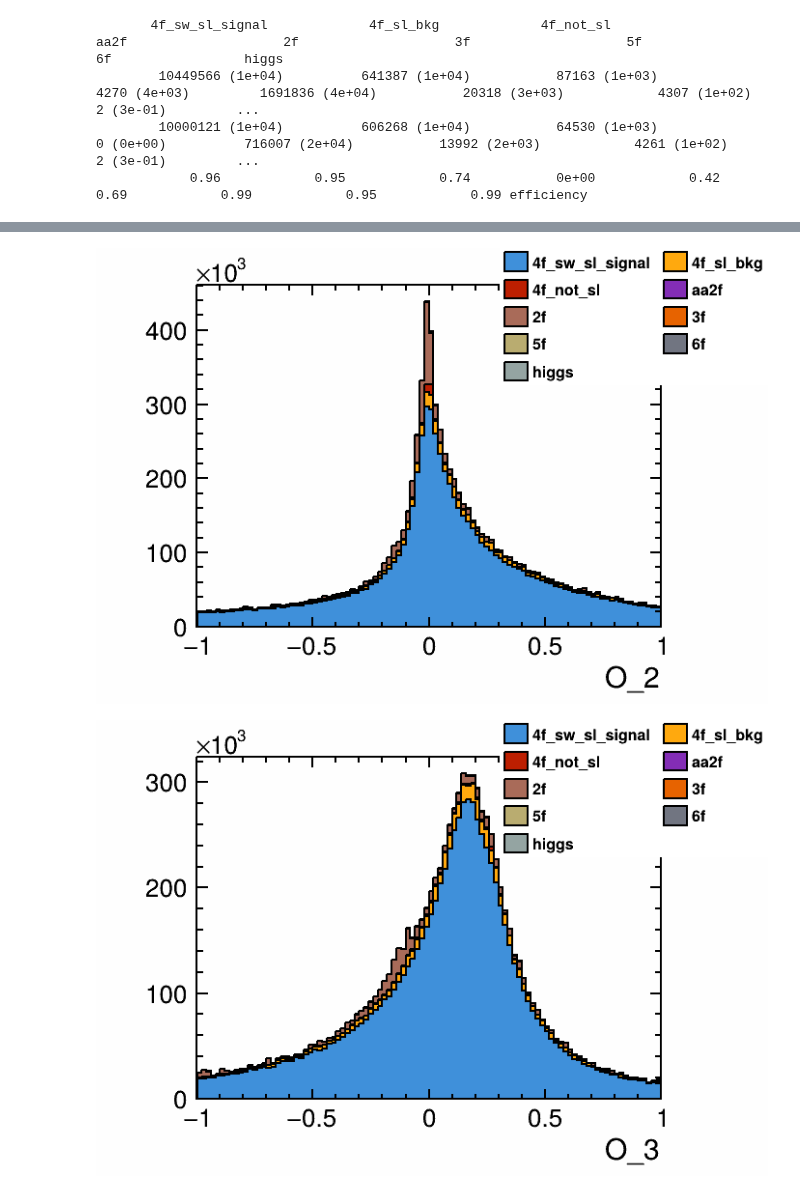
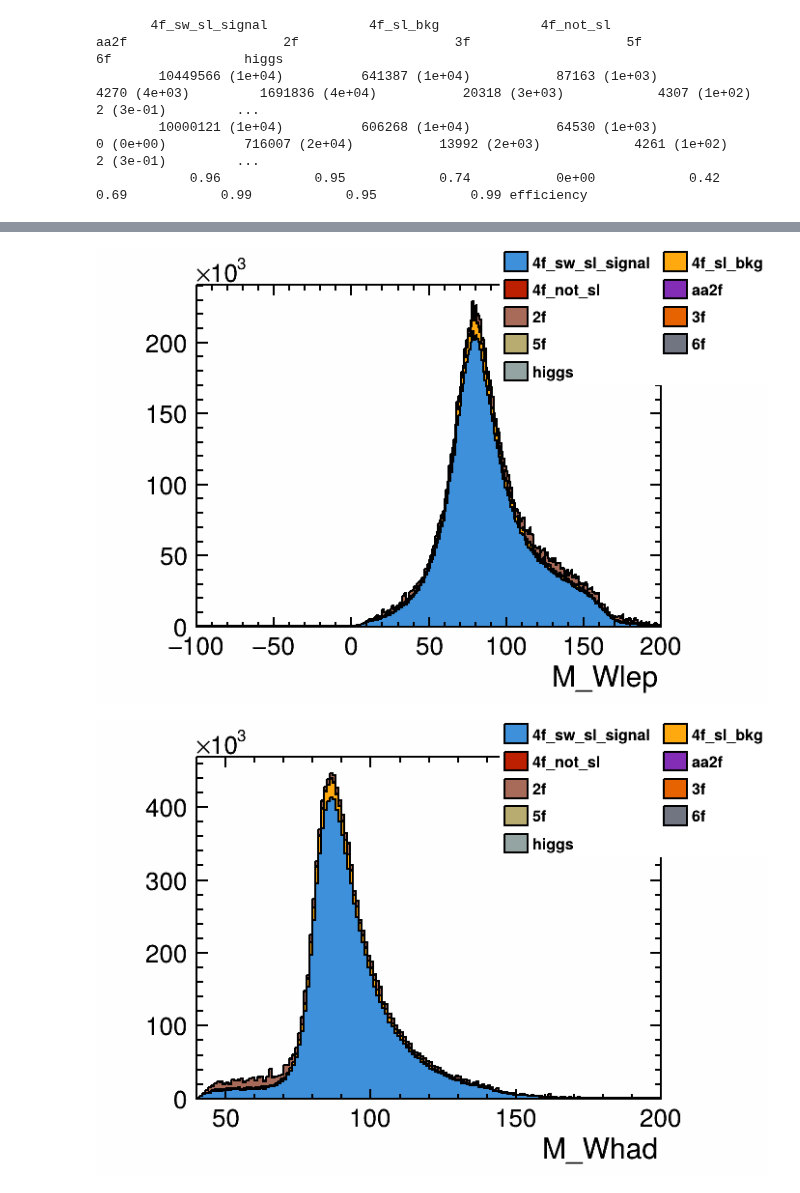
Before and after one commit to Zehvogel/enuW, a Jupyter notebook: miniDST-stage2-test.ipynb, the cells around one changed output, grey strips where cells are left out. Saved outputs shown, nothing was run; the diff lists cells and outputs as text; code cells hidden in the pictures.

```diff
--- a/miniDST-stage2-test.ipynb
+++ b/miniDST-stage2-test.ipynb
@@ -144,5 +168,5 @@ analysis.print_reports()
 # %%
-analysis.draw_histogram("O_1")
-analysis.draw_histogram("O_2")
-analysis.draw_histogram("O_3")
+analysis.draw_histogram("nu_E")
+analysis.draw_histogram("M_Wlep")
+analysis.draw_histogram("M_Whad")
 # %% [output]
@@ -150,2 +174,2 @@ analysis.draw_histogram("O_3")
-[figure, old version]
+[figure, new version]
-[figure, old version]
+[figure, new version]
```
Also changed, not shown: parts of 16 cells of this notebook, 3 other files.
